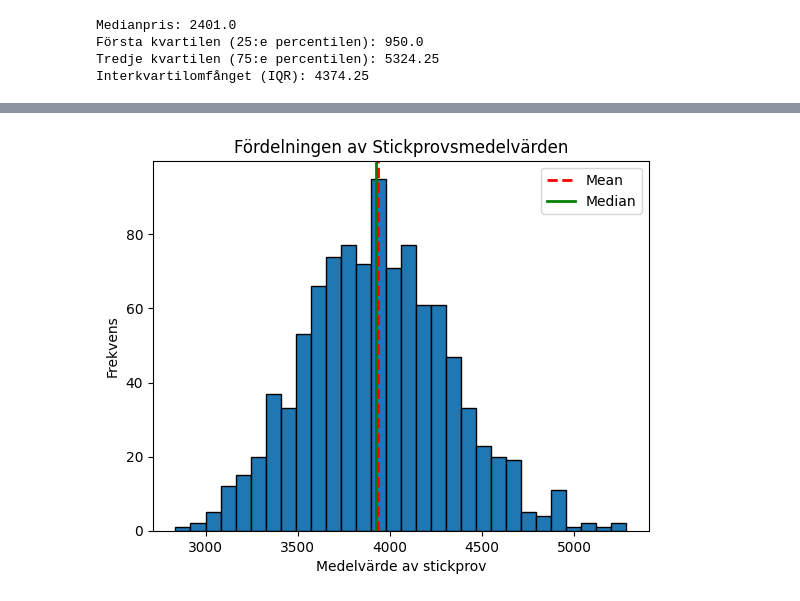
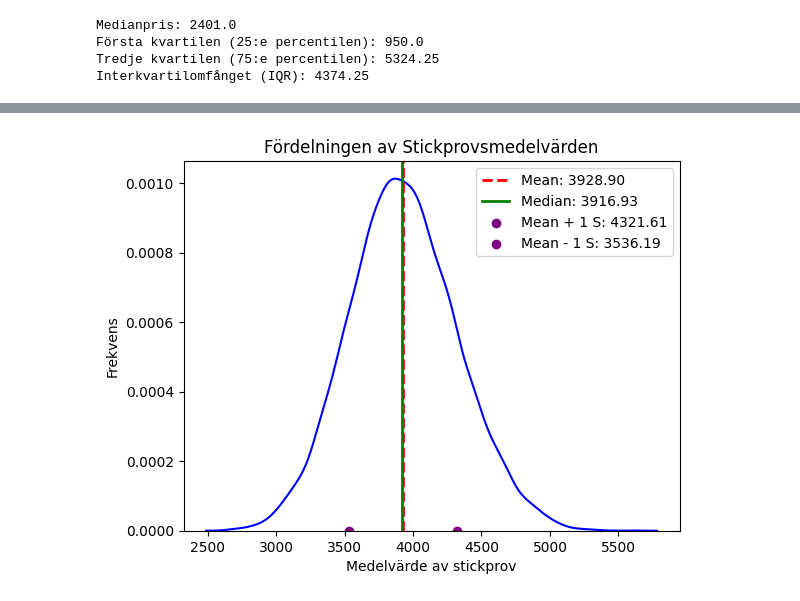
Before and after one commit to Kevinthulin/Statistik_2024, a Jupyter notebook: Statistik.ipynb, the cells around one changed output, grey strips where cells are left out. Saved outputs shown, nothing was run; the diff lists cells and outputs as text; code cells hidden in the pictures.

```diff
--- a/Statistik.ipynb
+++ b/Statistik.ipynb
@@ -323,21 +240,24 @@ Interkvartilomfånget (IQR): 4374.25
 # %%
-n_samples = 1000
+n_samples = 10000
 sample_size = 100
 
 # Dra stickprov och beräkna medelvärdena
 sample_means = [Diamonds['price'].sample(sample_size).mean() for _ in range(n_samples)]
 
 mean_of_sample_means = np.mean(sample_means)
 median_of_sample_means = np.median(sample_means)
+std_dev_of_sample_means = np.std(sample_means, ddof=1)
 
 # Plotta resultatet
-plt.hist(sample_means, bins=30, edgecolor='black')
-plt.axvline(mean_of_sample_means, color='red', linestyle='dashed', linewidth=2, label='Mean'.format(mean_of_sample_means))
-plt.axvline(median_of_sample_means, color='green', linestyle='solid', linewidth=2, label='Median'.format(median_of_sample_means))
+sns.kdeplot(sample_means, color='blue')
+plt.axvline(mean_of_sample_means, color='red', linestyle='dashed', linewidth=2, label=f'Mean: {mean_of_sample_means:.2f}')
+plt.axvline(median_of_sample_means, color='green', linestyle='solid', linewidth=2, label=f'Median: {median_of_sample_means:.2f}')
+plt.scatter([mean_of_sample_means + std_dev_of_sample_means], [0], color='purple', marker='o', label=f'Mean + 1 S: {mean_of_sample_means + std_dev_of_sample_means:.2f}')
+plt.scatter([mean_of_sample_means - std_dev_of_sample_means], [0], color='purple', marker='o', label=f'Mean - 1 S: {mean_of_sample_means - std_dev_of_sample_means:.2f}')
 plt.legend()
 plt.xlabel('Medelvärde av stickprov')
 plt.ylabel('Frekvens')
 plt.title('Fördelningen av Stickprovsmedelvärden')
 plt.show()
 # %% [output]
-[figure, old version]
+[figure, new version]
```
Also changed, not shown: parts of 30 cells of this notebook, 1 other file.
